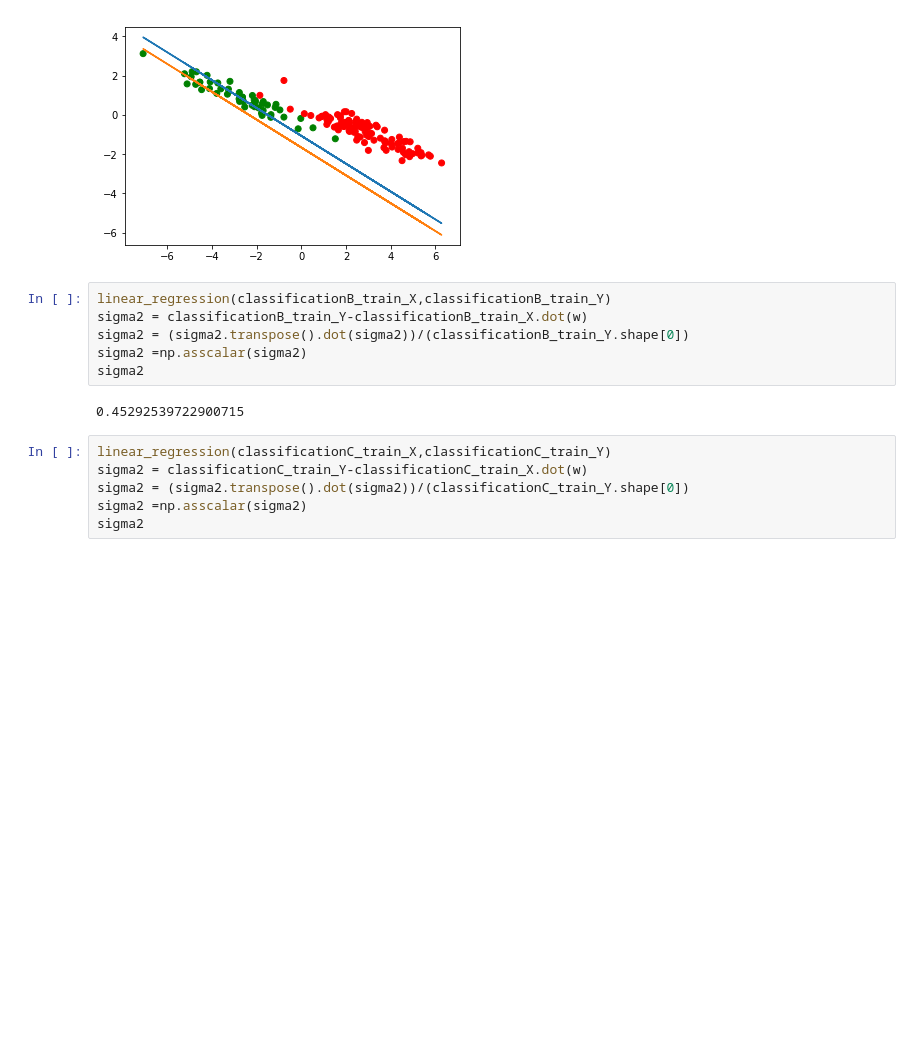
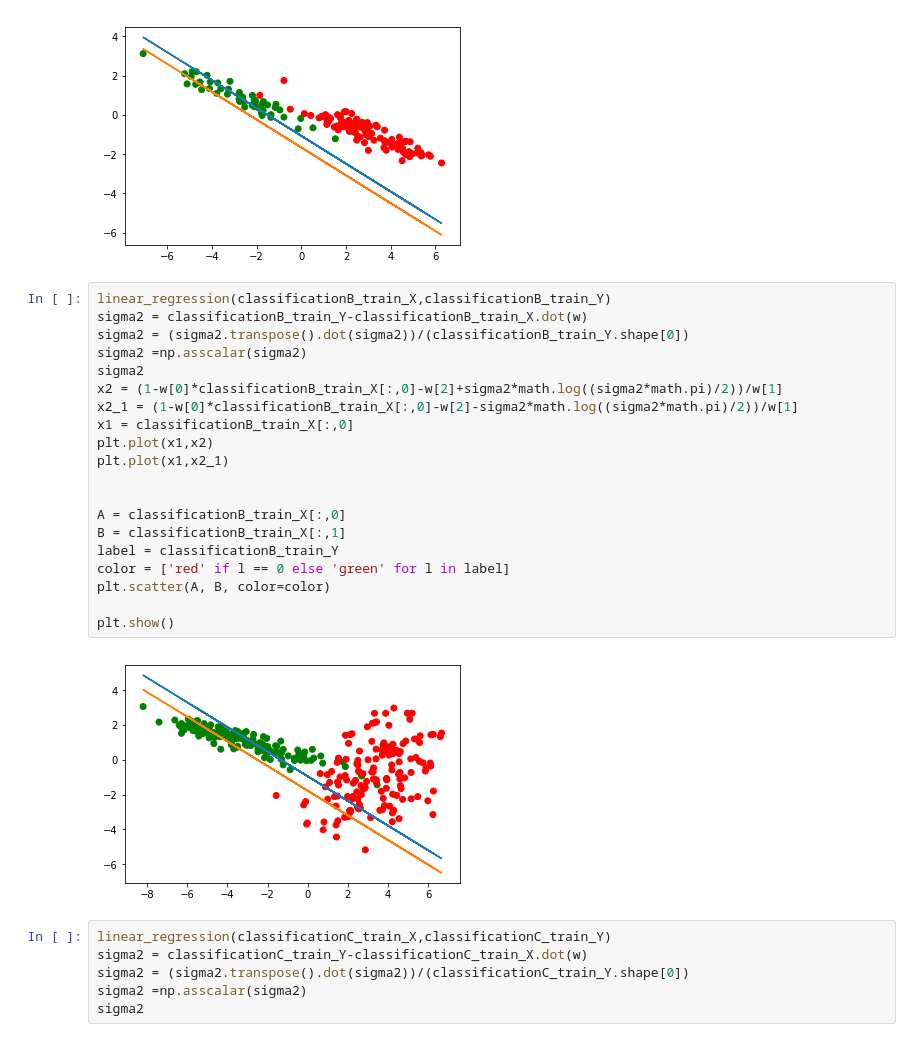
Before and after one commit to YoucefZemmouri/Graphical_Model_HMK1, a Jupyter notebook: Linear_Regression.ipynb, the cells around one changed output. Saved outputs shown, nothing was run; the diff lists cells and outputs as text; blank space fills up the shorter version.

Commit message:
separation Linear Regression for all sets

```diff
--- a/Linear_Regression.ipynb
+++ b/Linear_Regression.ipynb
@@ -74,14 +74,28 @@ plt.scatter(A, B, color=color)
 plt.show()
 # %% [output]
 [figure]
-# %%
-linear_regression(classificationB_train_X,classificationB_train_Y)
-sigma2 = classificationB_train_Y-classificationB_train_X.dot(w)
-sigma2 = (sigma2.transpose().dot(sigma2))/(classificationB_train_Y.shape[0])
-sigma2 =np.asscalar(sigma2)
-sigma2
-# %% [output]
-0.45292539722900715
+# %%
+linear_regression(classificationB_train_X,classificationB_train_Y)
+sigma2 = classificationB_train_Y-classificationB_train_X.dot(w)
+sigma2 = (sigma2.transpose().dot(sigma2))/(classificationB_train_Y.shape[0])
+sigma2 =np.asscalar(sigma2)
+sigma2
+x2 = (1-w[0]*classificationB_train_X[:,0]-w[2]+sigma2*math.log((sigma2*math.pi)/2))/w[1]
+x2_1 = (1-w[0]*classificationB_train_X[:,0]-w[2]-sigma2*math.log((sigma2*math.pi)/2))/w[1]
+x1 = classificationB_train_X[:,0]
+plt.plot(x1,x2)
+plt.plot(x1,x2_1)
+
+
+A = classificationB_train_X[:,0]
+B = classificationB_train_X[:,1]
+label = classificationB_train_Y
+color = ['red' if l == 0 else 'green' for l in label]
+plt.scatter(A, B, color=color)
+
+plt.show()
+# %% [output]
+[figure, added]
 # %%
 linear_regression(classificationC_train_X,classificationC_train_Y)
 sigma2 = classificationC_train_Y-classificationC_train_X.dot(w)
```
